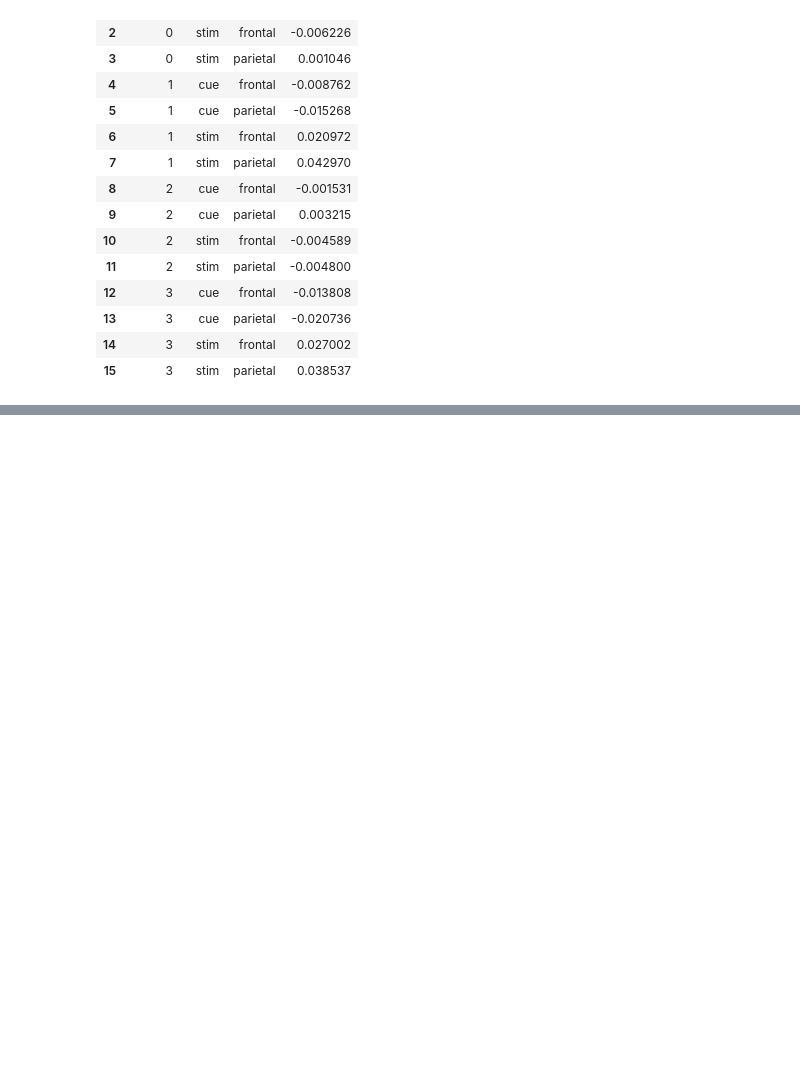
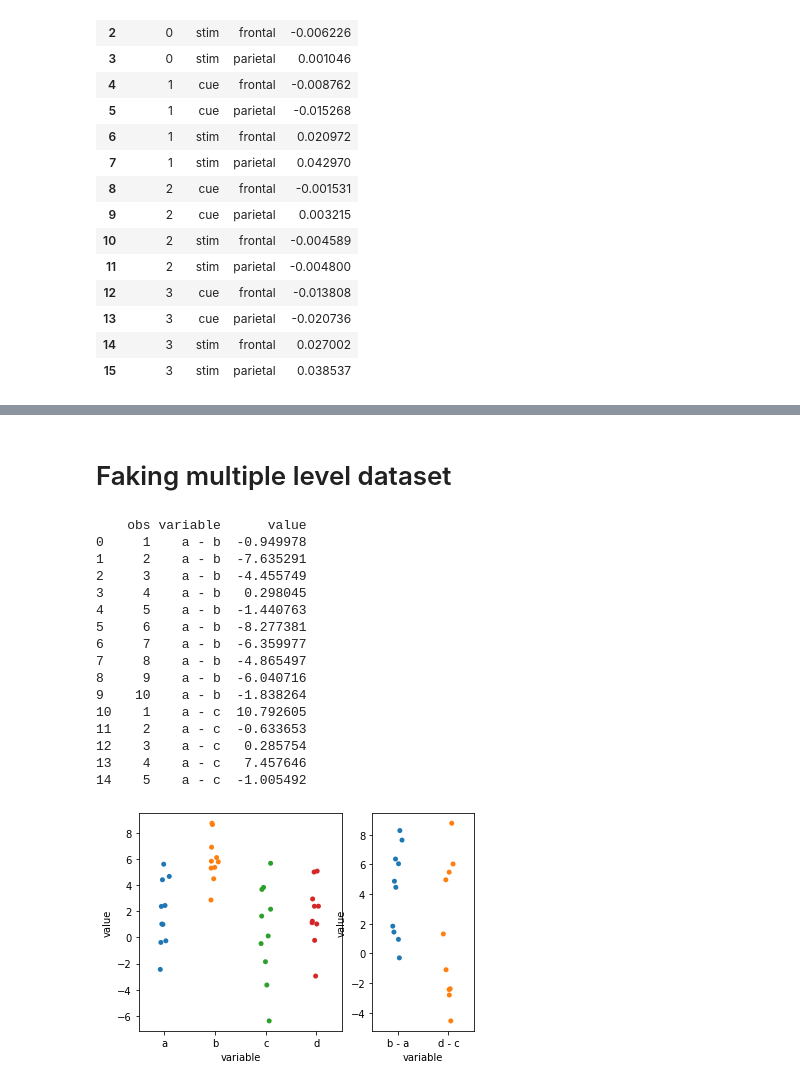
Before and after one commit to lcdunne/visualisation, a Jupyter notebook: single_gardner_altman.ipynb, the cells around one changed output, grey strips where cells are left out. Cells and saved outputs as stored; diff of their text form; code cells hidden in the pictures; blank space fills up the shorter version.

Commit message:
Make functions to get differences

```diff
--- a/single_gardner_altman.ipynb
+++ b/single_gardner_altman.ipynb
@@ -121,0 +221,73 @@ plt.show()
+# %% [markdown]
+# Faking multiple level dataset
+# %%
+import numpy as np
+import pandas as pd
+import itertools
+
+n = 10
+
+np.random.seed(0)
+
+df = pd.DataFrame(
+    {
+        'obs': np.arange(1, n+1),
+        'a': np.random.normal(0, 2.5, n),
+        'b': np.random.normal(5, 2.5, n),
+        'c': np.random.normal(0, 2.5, n),
+        'd': np.random.normal(2, 2.5, n)
+    }
+).melt(id_vars='obs')
+
+def get_diffs(data, id_vars, var_name, value_name):
+    # My approach to getting differences
+    wide = df.pivot_table(index='obs', values=value_name, columns=var_name)
+    # Compute differences
+    for a, b in itertools.permutations(df[var_name].unique(), 2):
+        wide[f"{a} - {b}"] = wide[a] - wide[b]
+    return wide[[c for c in wide.columns if '-' in c]].reset_index().melt(id_vars=id_vars)
+
+# wide = df.pivot_table(index='obs', values='value', columns='variable')
+
+# # Compute differences
+# for a, b in itertools.permutations(df['variable'].unique(), 2):
+#     wide[f"{a} - {b}"] = wide[a] - wide[b]
+
+# differences = wide[[c for c in wide.columns if '-' in c]].reset_index().melt(id_vars='obs')
+# print(differences.head(15))
+
+# # From SO approach
+def get_diffs(data, id_vars, var_name='variable', value_name='value'):
+    # Adapted from sctackoverflow approach
+    groups = data.set_index(id_vars).groupby(var_name)[value_name]
+    diffs = {f'{k1} - {k2}': g1-g2 for (k1, g1), (k2, g2) in itertools.permutations(groups, 2)}
+    return pd.concat(diffs, names=[var_name]).reset_index()
+
+# differences = get_diffs(data=df, id_vars='obs', var_name='variable', value_name='value')
+
+diffs_to_plot = ['b - a', 'd - c']
+
+fig, ax  =plt.subplots(1,2, gridspec_kw={'width_ratios': [2,1]})
+
+sns.stripplot(x='variable', y='value', data=df, ax=ax[0])
+sns.stripplot(x='variable', y='value', data=differences.loc[differences['variable'].isin(diffs_to_plot)], ax=ax[1])
+
+plt.show()
+# %% [output]
+    obs variable      value
+0     1    a - b  -0.949978
+1     2    a - b  -7.635291
+2     3    a - b  -4.455749
+3     4    a - b   0.298045
+4     5    a - b  -1.440763
+5     6    a - b  -8.277381
+6     7    a - b  -6.359977
+7     8    a - b  -4.865497
+8     9    a - b  -6.040716
+9    10    a - b  -1.838264
+10    1    a - c  10.792605
+11    2    a - c  -0.633653
+12    3    a - c   0.285754
+13    4    a - c   7.457646
+14    5    a - c  -1.005492
+[figure, added]
```
Also changed, not shown: parts of 8 cells of this notebook.
